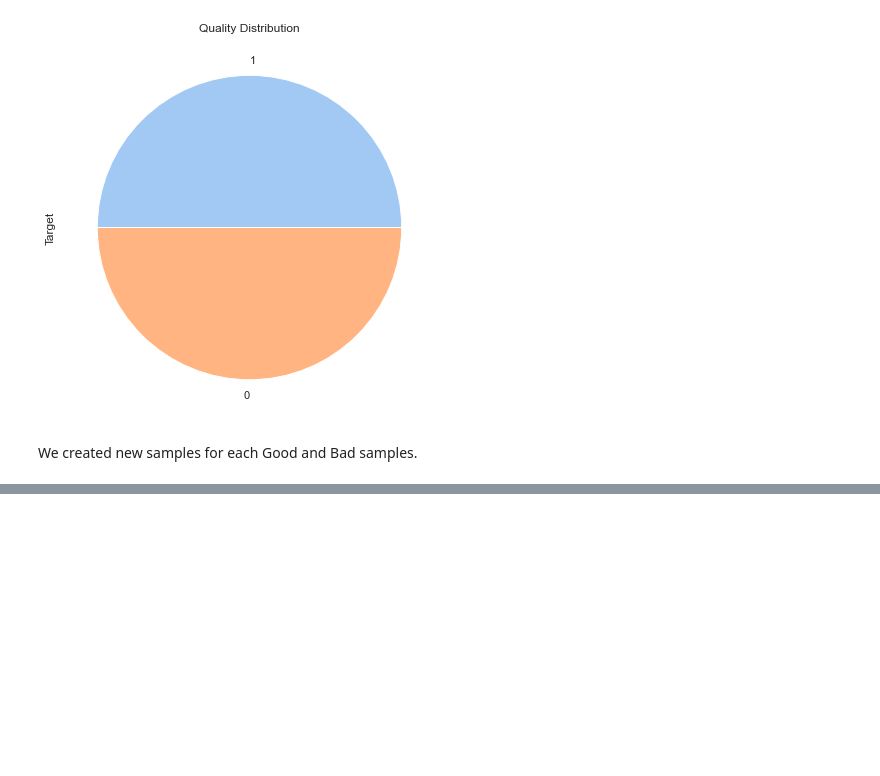
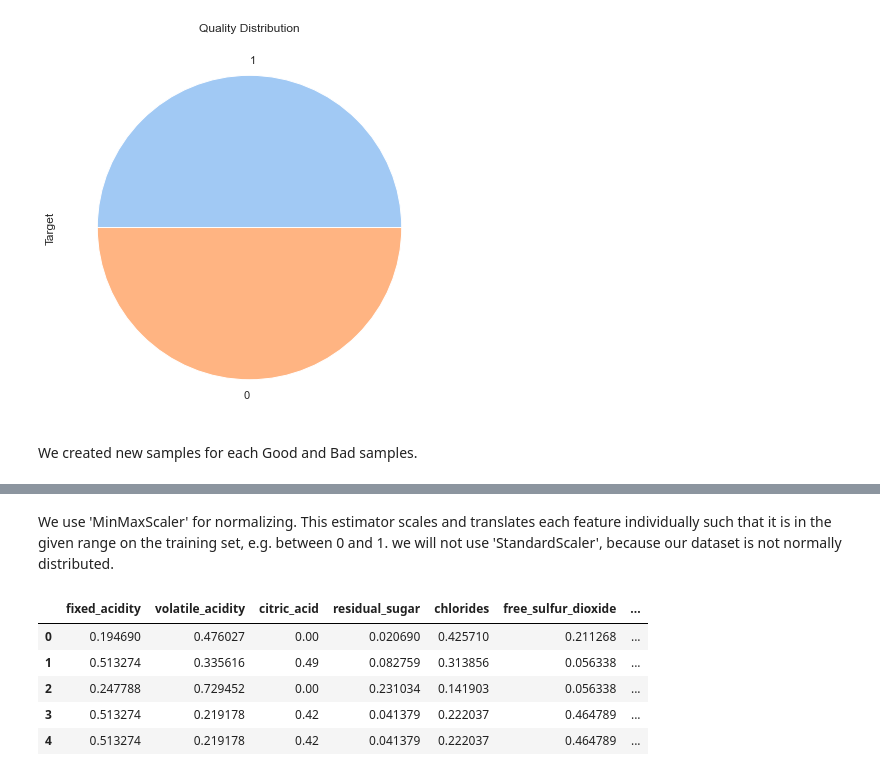
Before and after one commit to gokce-nur00/wine-quality, a Jupyter notebook: train.ipynb, the cells around one changed output, grey strips where cells are left out. Cells and saved outputs as stored; diff of their text form; code cells hidden in the pictures; blank space fills up the shorter version.

Commit message:
Scaling data w/ MinMaxScaler

```diff
--- a/train.ipynb
+++ b/train.ipynb
@@ -427,0 +429,3 @@ We have two different dataframe as df_regression and df_classification.
+# %%
+y_regression = df_regression.quality
+x_regression = df_regression.drop("quality", axis = 1)
@@ -427,0 +435,20 @@ We have two different dataframe as df_regression and df_classification.
+# %% [markdown]
+We use 'MinMaxScaler' for normalizing. This estimator scales and translates each feature individually such that it is in the given range on the training set, e.g. between 0 and 1. we will not use 'StandardScaler', because our dataset is not normally distributed.
+# %%
+scaler = MinMaxScaler()
+x_regression = scaler.fit_transform(x_regression)
+x_classification = scaler.fit_transform(x_classification)
+# %%
+features= df_regression.columns.tolist()
+# %%
+x_regression = pd.DataFrame(x_regression,columns=features[:-1])
+x_classification = pd.DataFrame(x_classification,columns=features[:-1])
+# %%
+x_regression.head()
+# %% [output]
+|  | fixed_acidity | volatile_acidity | citric_acid | residual_sugar | chlorides | free_sulfur_dioxide | ... |
+| 0 | 0.194690 | 0.476027 | 0.00 | 0.020690 | 0.425710 | 0.211268 | ... |
+| 1 | 0.513274 | 0.335616 | 0.49 | 0.082759 | 0.313856 | 0.056338 | ... |
+| 2 | 0.247788 | 0.729452 | 0.00 | 0.231034 | 0.141903 | 0.056338 | ... |
+| 3 | 0.513274 | 0.219178 | 0.42 | 0.041379 | 0.222037 | 0.464789 | ... |
+| 4 | 0.513274 | 0.219178 | 0.42 | 0.041379 | 0.222037 | 0.464789 | ... |
```
Also changed, not shown: parts of 6 cells of this notebook.
